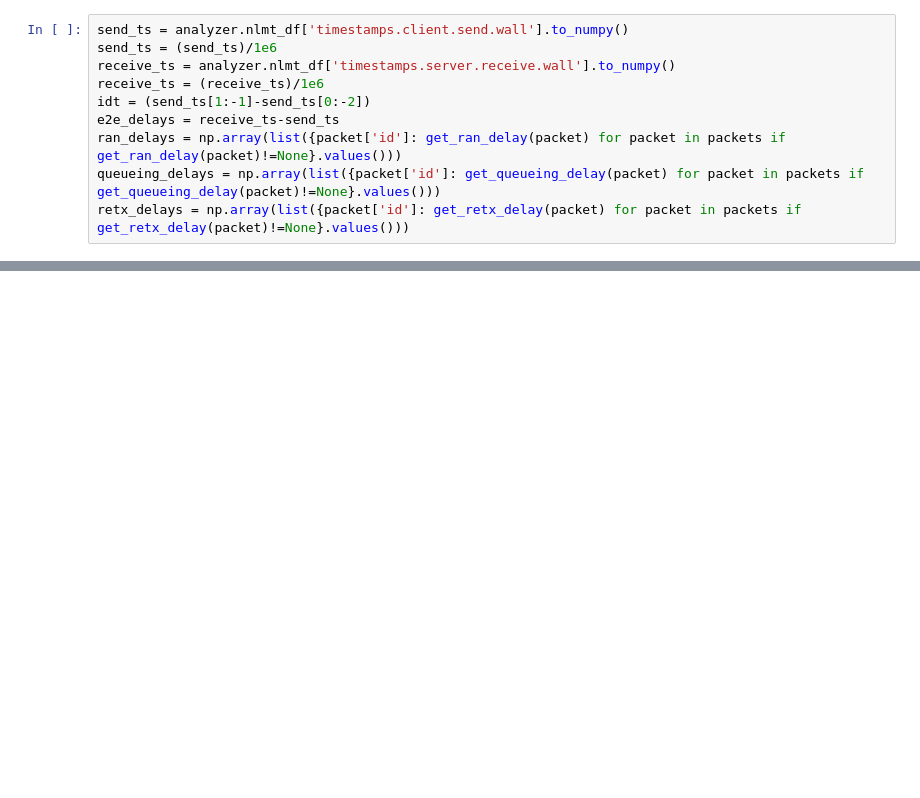
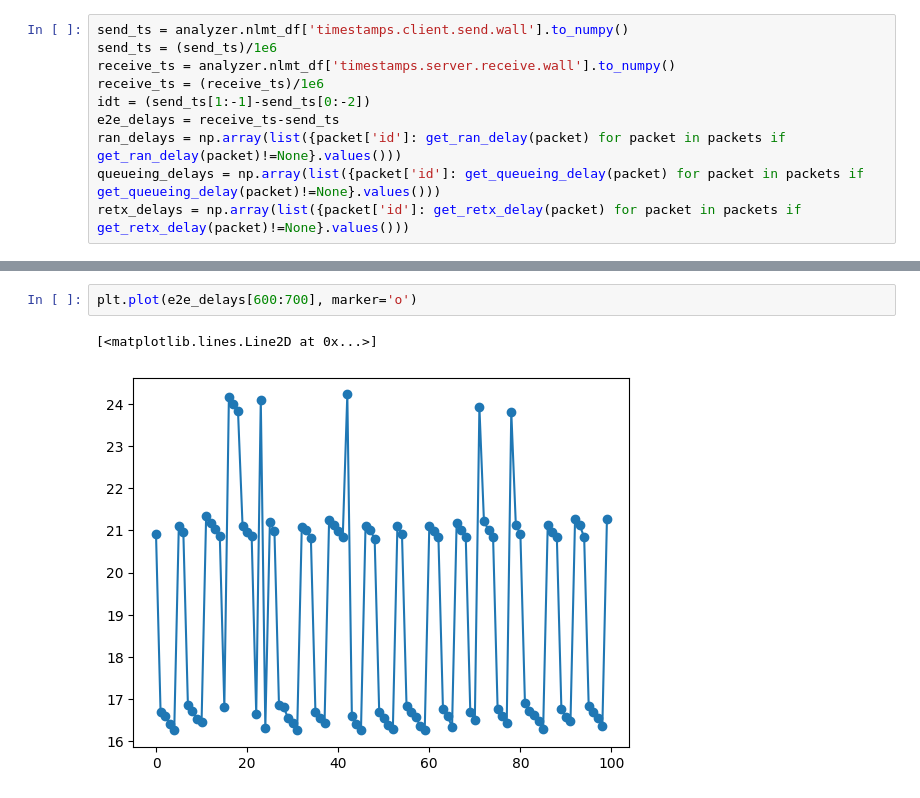
Before and after one commit to gourav-prateek-sharma/meas-visualization, a Jupyter notebook: plots.ipynb, the cells around one changed output, grey strips where cells are left out. Drawn from its saved outputs; the diff is of its cells as text; blank space fills up the shorter version.

```diff
--- a/plots.ipynb
+++ b/plots.ipynb
@@ -64,0 +76,5 @@ plt.show()
+# %%
+plt.plot(e2e_delays[600:700], marker='o')
+# %% [output]
+[<matplotlib.lines.Line2D at 0x...>]
+[figure, added]
```
Also changed, not shown: parts of 3 cells of this notebook, 4 other files.
